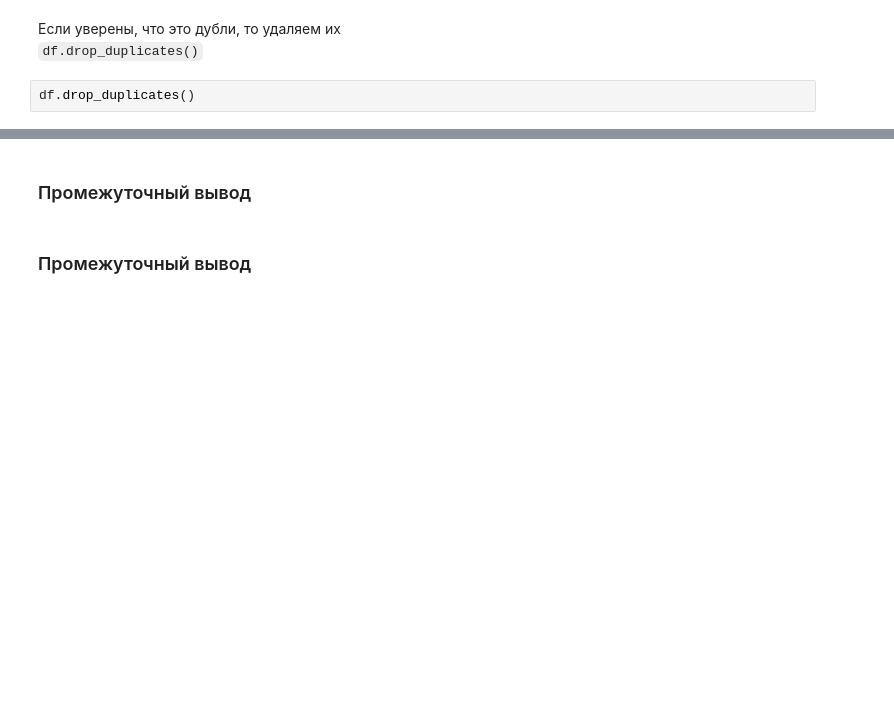
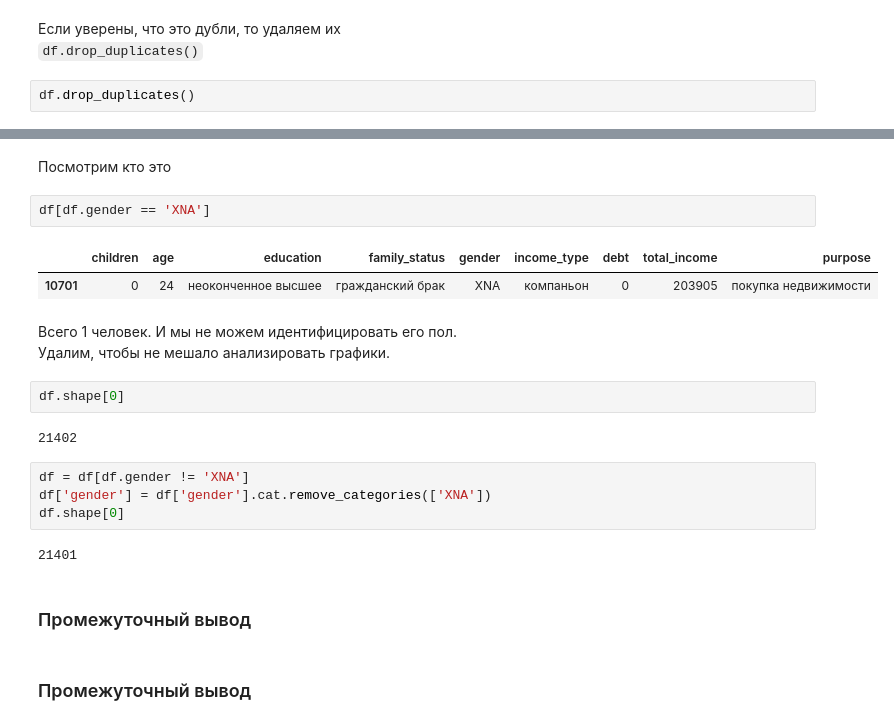
Before and after one commit to PAGriAnalytics/pagri_hard_skills, a Jupyter notebook: report_framework.ipynb, the cells around one changed output, grey strips where cells are left out. Saved outputs shown, nothing was run; the diff lists cells and outputs as text; blank space fills up the shorter version.

```diff
--- a/report_framework.ipynb
+++ b/report_framework.ipynb
@@ -693,3 +718,23 @@ df.drop_duplicates()
+# %% [markdown]
+Посмотрим кто это
+# %%
+df[df.gender == 'XNA']
+# %% [output]
+|  | children | age | education | family_status | gender | income_type | debt | total_income | purpose |
+| 10701 | 0 | 24 | неоконченное высшее | гражданский брак | XNA | компаньон | 0 | 203905 | покупка недвижимости |
+# %% [markdown]
+Всего 1 человек. И мы не можем идентифицировать его пол.
+Удалим, чтобы не мешало анализировать графики.
+# %%
+df.shape[0]
+# %% [output]
+21402
+# %%
+df = df[df.gender != 'XNA']
+df['gender'] = df['gender'].cat.remove_categories(['XNA'])
+df.shape[0]
+# %% [output]
+21401
 # %% [markdown]
 ### Промежуточный вывод
 # %% [markdown]
```
Also changed, not shown: parts of 28 cells of this notebook.
